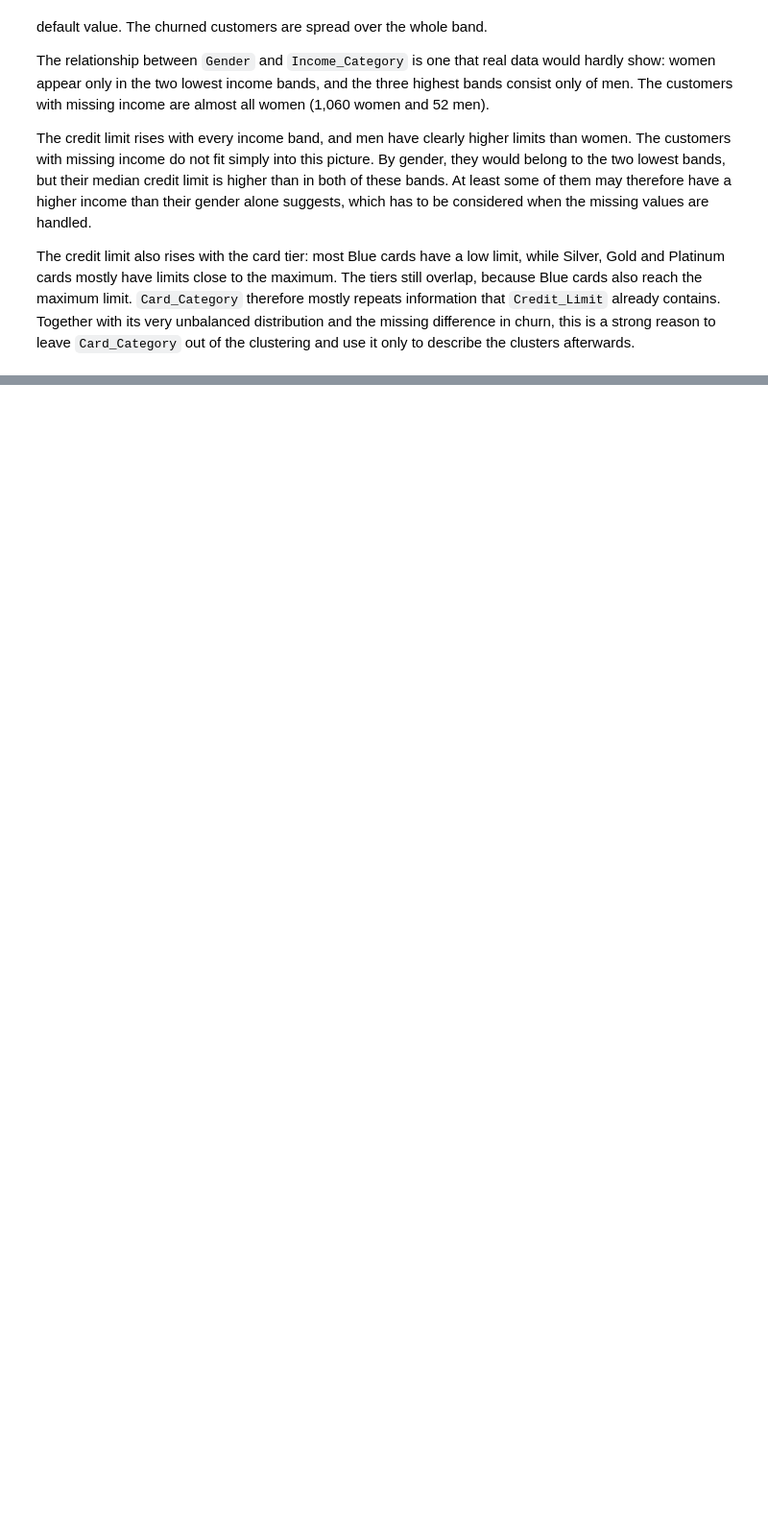
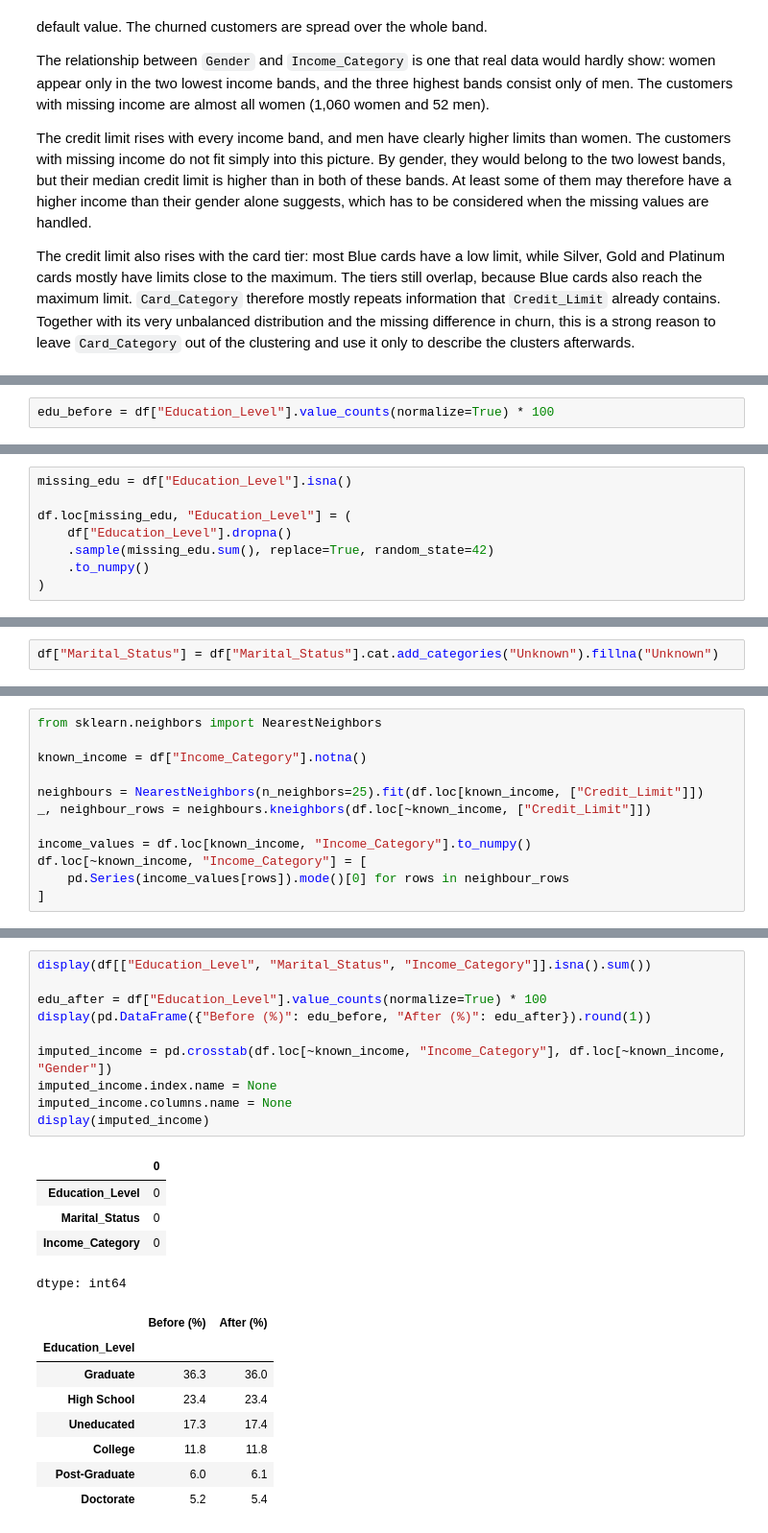
Before and after one commit to d3m1d0s/FoML_projects, a Jupyter notebook: project_1/bankchurners_eda_clustering.ipynb, the cells around one changed output, grey strips where cells are left out. Shown at 96% size. Drawn from its saved outputs; the diff is of its cells as text; blank space fills up the shorter version.

```diff
--- a/project_1/bankchurners_eda_clustering.ipynb
+++ b/project_1/bankchurners_eda_clustering.ipynb
@@ -877,0 +912,2 @@ The credit limit also rises with the card tier: most Blue cards have a low limit
+# %%
+edu_before = df["Education_Level"].value_counts(normalize=True) * 100
@@ -877,0 +920,8 @@ The credit limit also rises with the card tier: most Blue cards have a low limit
+# %%
+missing_edu = df["Education_Level"].isna()
+
+df.loc[missing_edu, "Education_Level"] = (
+    df["Education_Level"].dropna()
+    .sample(missing_edu.sum(), replace=True, random_state=42)
+    .to_numpy()
+)
@@ -877,0 +934,2 @@ The credit limit also rises with the card tier: most Blue cards have a low limit
+# %%
+df["Marital_Status"] = df["Marital_Status"].cat.add_categories("Unknown").fillna("Unknown")
@@ -877,0 +942,12 @@ The credit limit also rises with the card tier: most Blue cards have a low limit
+# %%
+from sklearn.neighbors import NearestNeighbors
+
+known_income = df["Income_Category"].notna()
+
+neighbours = NearestNeighbors(n_neighbors=25).fit(df.loc[known_income, ["Credit_Limit"]])
+_, neighbour_rows = neighbours.kneighbors(df.loc[~known_income, ["Credit_Limit"]])
+
+income_values = df.loc[known_income, "Income_Category"].to_numpy()
+df.loc[~known_income, "Income_Category"] = [
+    pd.Series(income_values[rows]).mode()[0] for rows in neighbour_rows
+]
@@ -877,0 +958,24 @@ The credit limit also rises with the card tier: most Blue cards have a low limit
+# %%
+display(df[["Education_Level", "Marital_Status", "Income_Category"]].isna().sum())
+
+edu_after = df["Education_Level"].value_counts(normalize=True) * 100
+display(pd.DataFrame({"Before (%)": edu_before, "After (%)": edu_after}).round(1))
+
+imputed_income = pd.crosstab(df.loc[~known_income, "Income_Category"], df.loc[~known_income, "Gender"])
+imputed_income.index.name = None
+imputed_income.columns.name = None
+display(imputed_income)
+# %% [output]
+|  | 0 |
+| Education_Level | 0 |
+| Marital_Status | 0 |
+| Income_Category | 0 |
+dtype: int64
+|  | Before (%) | After (%) |
+| Education_Level |  |  |
+| Graduate | 36.3 | 36.0 |
+| High School | 23.4 | 23.4 |
+| Uneducated | 17.3 | 17.4 |
+| College | 11.8 | 11.8 |
+| Post-Graduate | 6.0 | 6.1 |
+| Doctorate | 5.2 | 5.4 |
```
Also changed, not shown: parts of 12 cells of this notebook.
